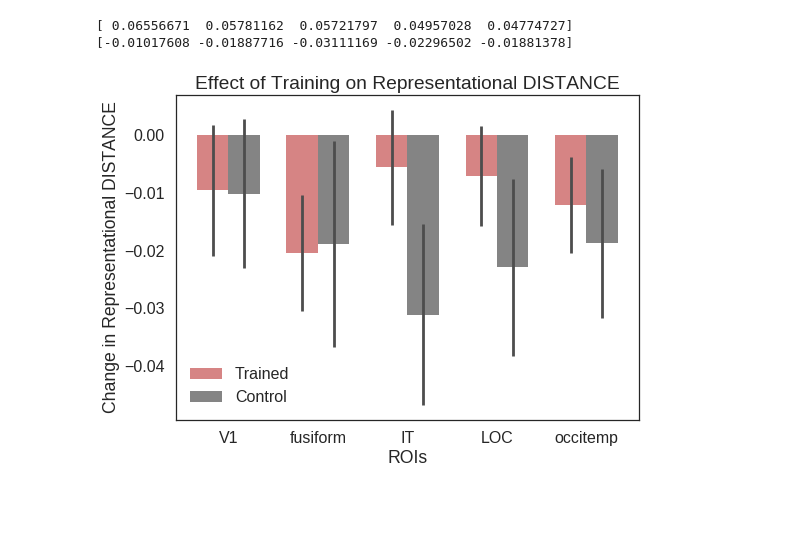
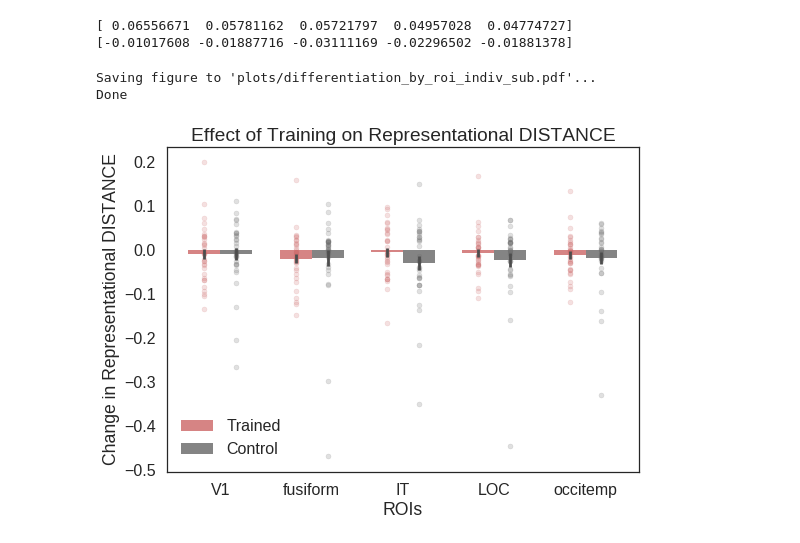
Before and after one commit to judithfan/neurosketch, a Jupyter notebook: neurosketch_prepostRSA.ipynb, the cells around one changed output. Cells and saved outputs as stored; diff of their text form; code cells hidden in the pictures; blank space fills up the shorter version.

Commit message:
add capability to save out figures

```diff
--- a/neurosketch_prepostRSA.ipynb
+++ b/neurosketch_prepostRSA.ipynb
@@ -447,7 +448,7 @@ print(Condifflearn.mean(1))
 # %%
 ## Generate summary plot (main analysis)
 
-plot_indiv_subs = 0
+plot_indiv_subs = 1
 
 sns.set_style('white')
 sns.set_context('poster')
@@ -482,34 +483,43 @@ rects2 = plt.bar(index + bar_width, means_control, bar_width,
                  color=(0.4,0.4,0.4),
                  yerr=std_control,
                  error_kw=error_config,
                  label='Control')
 
 if plot_indiv_subs:
     ## now plot individual subjects as dots
     def generate_concat_tiled(array,reps):
         inds = []
         for i in index:
             inds.append(np.tile(i,reps))
         return np.reshape(np.array(inds),(1,reps*len(array)))
 
     tindex = generate_concat_tiled(index,len(Tradifflearn[0]))
     tsubdists = np.reshape(Tradifflearn,(1,shape(Tradifflearn)[0]*shape(Tradifflearn)[1]))
     plt.scatter(tindex,tsubdists,s=25,alpha=0.2,color=tcolor)
 
     cindex = generate_concat_tiled(index,len(Condifflearn[0]))+bar_width
     csubdists = np.reshape(Condifflearn,(1,shape(Condifflearn)[0]*shape(Condifflearn)[1]))
     plt.scatter(cindex,csubdists,s=25,alpha=0.2,color=ccolor)
 
 plt.xlabel('ROIs')
 plt.ylabel('Change in Representational DISTANCE')
 plt.title('Effect of Training on Representational DISTANCE')
 plt.xticks(index + bar_width / 2, ('V1','fusiform','IT','LOC','occitemp'))
 plt.legend()
 
+save_out = 1
+if save_out:
+    if plot_indiv_subs:
+        helpers.save('plots/differentiation_by_roi_indiv_sub', ext='pdf', close=False, verbose=True)
+    else:
+        helpers.save('plots/differentiation_by_roi_group_mean', ext='pdf', close=False, verbose=True)
+
 plt.tight_layout()
 plt.show()
 # %% [output]
+Saving figure to 'plots/differentiation_by_roi_indiv_sub.pdf'...
+Done
-[figure, old version]
+[figure, new version]
 # %%
 ###### Variant of analysis ***ignoring training condition***, and just looking at overall change in between vs. within
 ###### object similarity.
```
Also changed, not shown: parts of 1 cell of this notebook.
